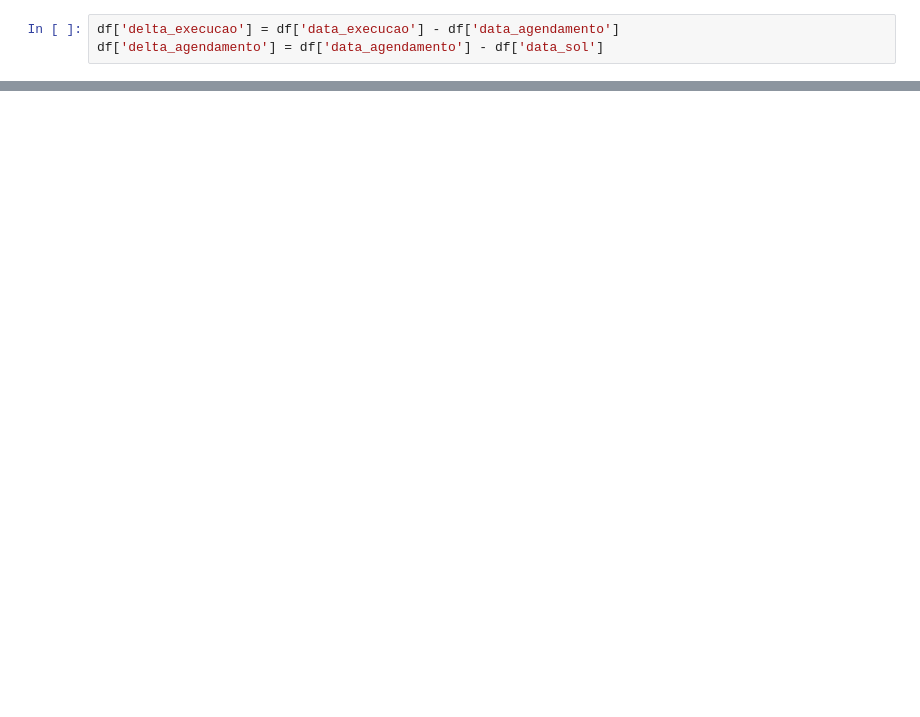
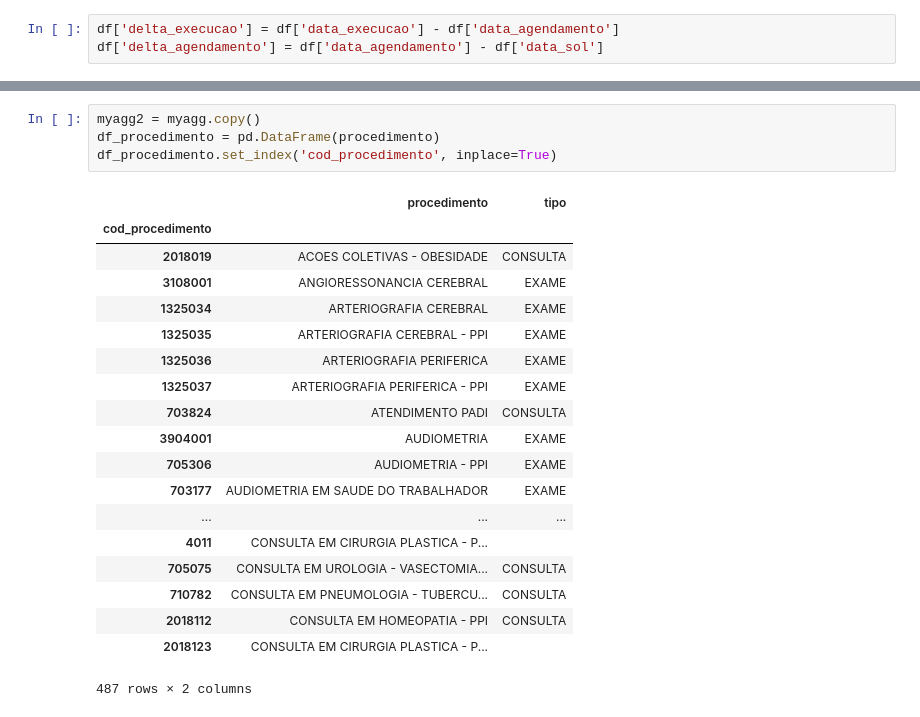
Before and after one commit to danielesteves/sisreg, a Jupyter notebook: Untitled.ipynb, the cells around one changed output, grey strips where cells are left out. Saved outputs shown, nothing was run; the diff lists cells and outputs as text; blank space fills up the shorter version.

```diff
--- a/Untitled.ipynb
+++ b/Untitled.ipynb
@@ -140,0 +164,24 @@ dfagg.groupby('cod_procedimento')['delta_execucao','delta_agendamento'].agg(['mi
+# %%
+myagg2 = myagg.copy()
+df_procedimento = pd.DataFrame(procedimento)
+df_procedimento.set_index('cod_procedimento', inplace=True)
+# %% [output]
+|  | procedimento | tipo |
+| cod_procedimento |  |  |
+| 2018019 | ACOES COLETIVAS - OBESIDADE | CONSULTA |
+| 3108001 | ANGIORESSONANCIA CEREBRAL | EXAME |
+| 1325034 | ARTERIOGRAFIA CEREBRAL | EXAME |
+| 1325035 | ARTERIOGRAFIA CEREBRAL - PPI | EXAME |
+| 1325036 | ARTERIOGRAFIA PERIFERICA | EXAME |
+| 1325037 | ARTERIOGRAFIA PERIFERICA - PPI | EXAME |
+| 703824 | ATENDIMENTO PADI | CONSULTA |
+| 3904001 | AUDIOMETRIA | EXAME |
+| 705306 | AUDIOMETRIA - PPI | EXAME |
+| 703177 | AUDIOMETRIA EM SAUDE DO TRABALHADOR | EXAME |
+| ... | ... | ... |
+| 4011 | CONSULTA EM CIRURGIA PLASTICA - P... |  |
+| 705075 | CONSULTA EM UROLOGIA - VASECTOMIA... | CONSULTA |
+| 710782 | CONSULTA EM PNEUMOLOGIA - TUBERCU... | CONSULTA |
+| 2018112 | CONSULTA EM HOMEOPATIA - PPI | CONSULTA |
+| 2018123 | CONSULTA EM CIRURGIA PLASTICA - P... |  |
+487 rows × 2 columns
```
Also changed, not shown: parts of 12 cells of this notebook.
